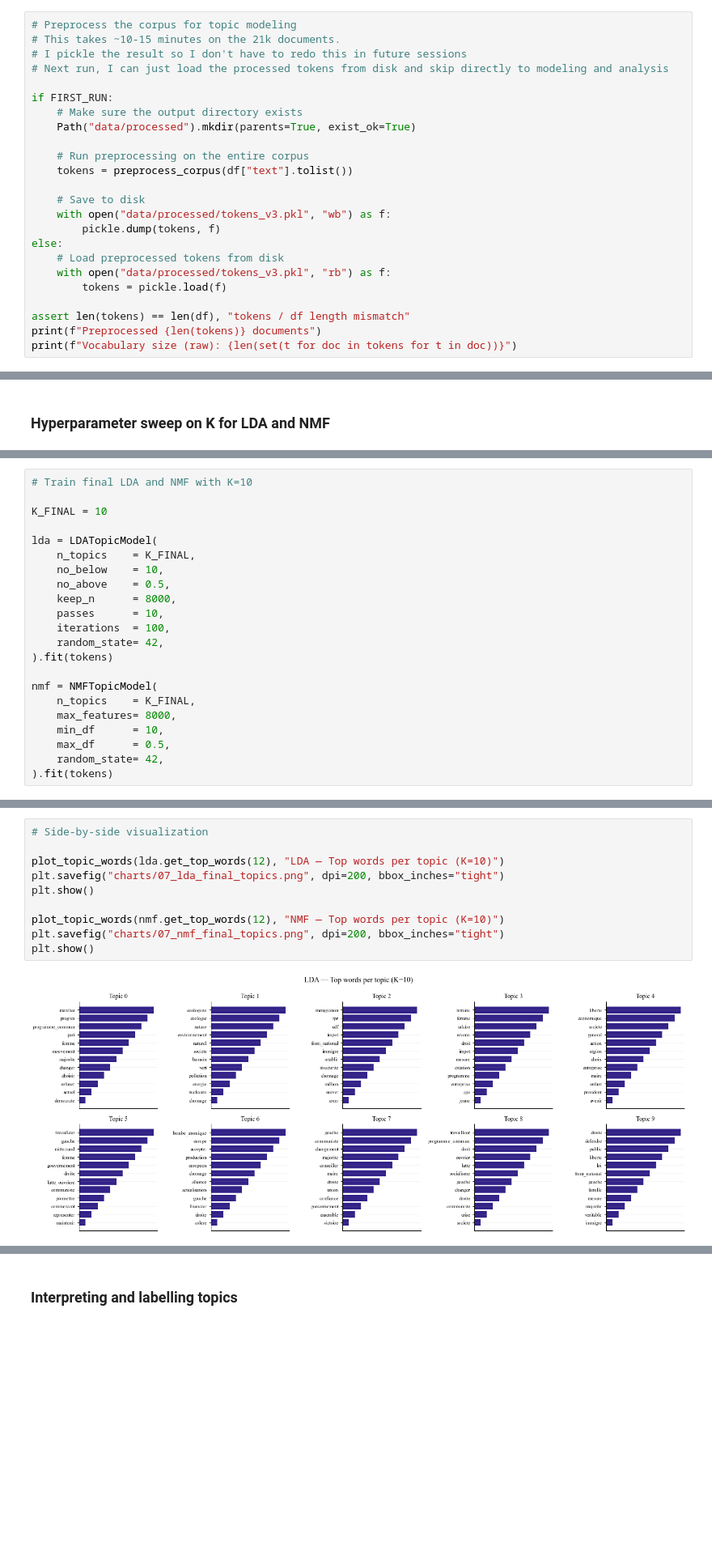
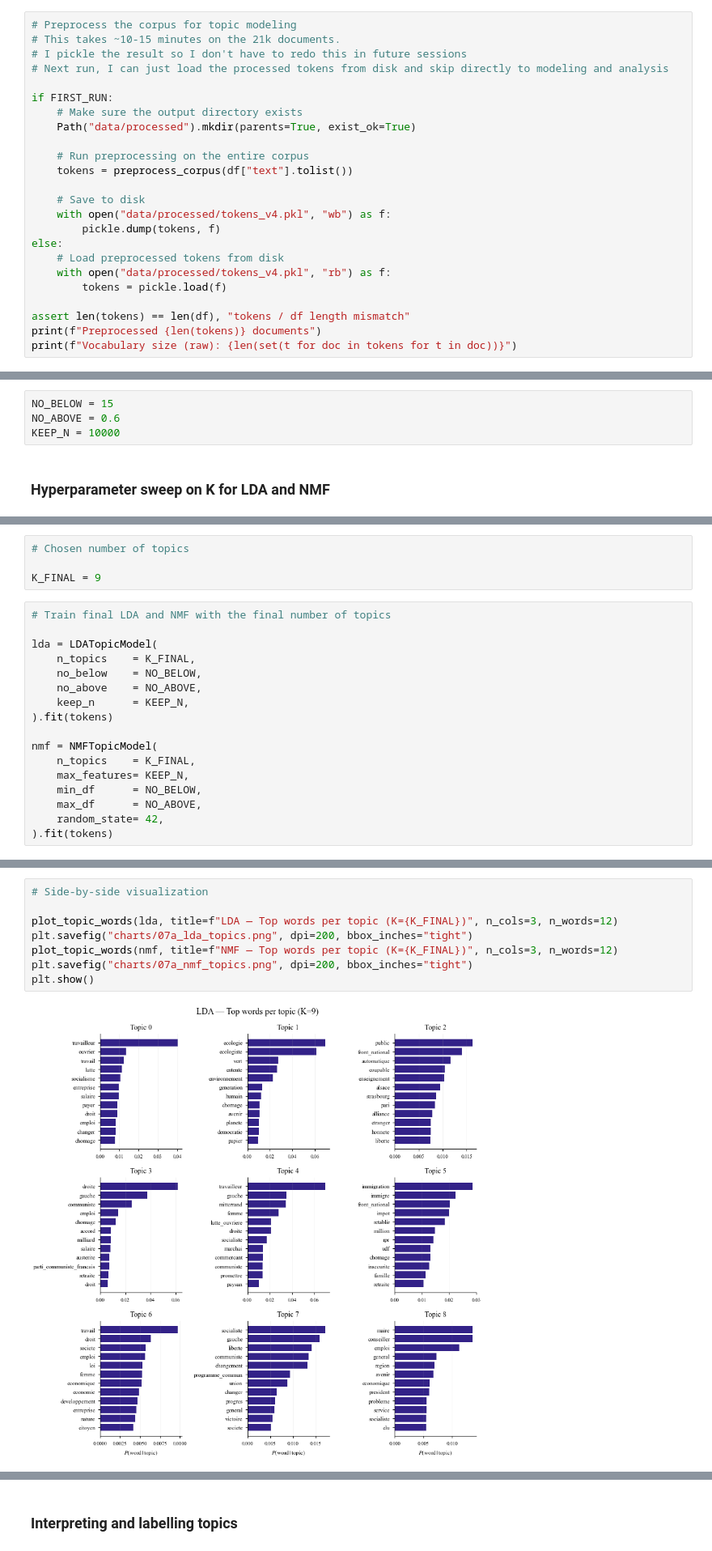
Before and after one commit to emmaleg/Archelec_NLP_topic_analysis, a Jupyter notebook: main_analysis.ipynb, the cells around one changed output, grey strips where cells are left out. Shown at 81% size. Cells and saved outputs as stored; diff of their text form; blank space fills up the shorter version.

```diff
--- a/main_analysis.ipynb
+++ b/main_analysis.ipynb
@@ -847,11 +945,11 @@ if FIRST_RUN:
     tokens = preprocess_corpus(df["text"].tolist())
 
     # Save to disk
-    with open("data/processed/tokens_v3.pkl", "wb") as f:
+    with open("data/processed/tokens_v4.pkl", "wb") as f:
         pickle.dump(tokens, f)
 else:
     # Load preprocessed tokens from disk
-    with open("data/processed/tokens_v3.pkl", "rb") as f:
+    with open("data/processed/tokens_v4.pkl", "rb") as f:
         tokens = pickle.load(f)
 
 assert len(tokens) == len(df), "tokens / df length mismatch"
@@ -1071,3 +1225,7 @@ D'abord : quels sont les bons paramètres de no_above et keep_n le mieux ?
+# %%
+NO_BELOW = 15
+NO_ABOVE = 0.6
+KEEP_N = 10000
 # %% [markdown]
 ### Hyperparameter sweep on K for LDA and NMF
 # %%
@@ -1188,23 +1441,22 @@ the final models, as it yielded slightly better LDA coherence at K = 10.
+# %%
+# Chosen number of topics
+
+K_FINAL = 9
 # %%
-# Train final LDA and NMF with K=10
-
-K_FINAL = 10
+# Train final LDA and NMF with the final number of topics
 
 lda = LDATopicModel(
     n_topics    = K_FINAL,
-    no_below    = 10,
-    no_above    = 0.5,
-    keep_n      = 8000,
-    passes      = 10,
-    iterations  = 100,
-    random_state= 42,
+    no_below    = NO_BELOW,
+    no_above    = NO_ABOVE,
+    keep_n      = KEEP_N,
 ).fit(tokens)
 
 nmf = NMFTopicModel(
     n_topics    = K_FINAL,
-    max_features= 8000,
-    min_df      = 10,
-    max_df      = 0.5,
+    max_features= KEEP_N,
+    min_df      = NO_BELOW,
+    max_df      = NO_ABOVE,
     random_state= 42,
 ).fit(tokens)
 # %%
@@ -1226,12 +1478,10 @@ comparison.to_csv("data/processed/model_comparison_final.csv", index=False)
 # %%
 # Side-by-side visualization
 
-plot_topic_words(lda.get_top_words(12), "LDA — Top words per topic (K=10)")
-plt.savefig("charts/07_lda_final_topics.png", dpi=200, bbox_inches="tight")
+plot_topic_words(lda, title=f"LDA — Top words per topic (K={K_FINAL})", n_cols=3, n_words=12)
+plt.savefig("charts/07a_lda_topics.png", dpi=200, bbox_inches="tight")
+plot_topic_words(nmf, title=f"NMF — Top words per topic (K={K_FINAL})", n_cols=3, n_words=12)
+plt.savefig("charts/07a_nmf_topics.png", dpi=200, bbox_inches="tight")
 plt.show()
-
-plot_topic_words(nmf.get_top_words(12), "NMF — Top words per topic (K=10)")
-plt.savefig("charts/07_nmf_final_topics.png", dpi=200, bbox_inches="tight")
-plt.show()
 # %% [output]
-[figure, old version]
+[figure, new version]
```
Also changed, not shown: parts of 50 cells of this notebook, 4 other files.
